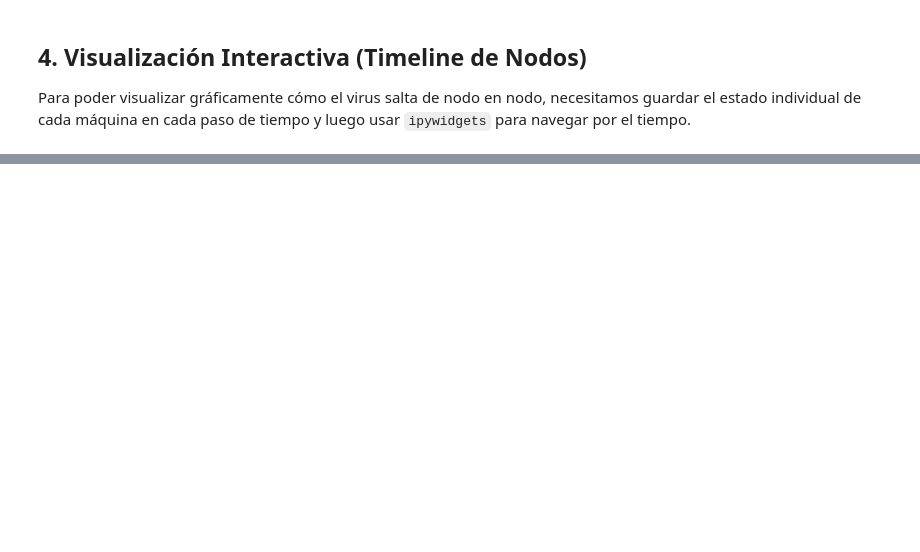
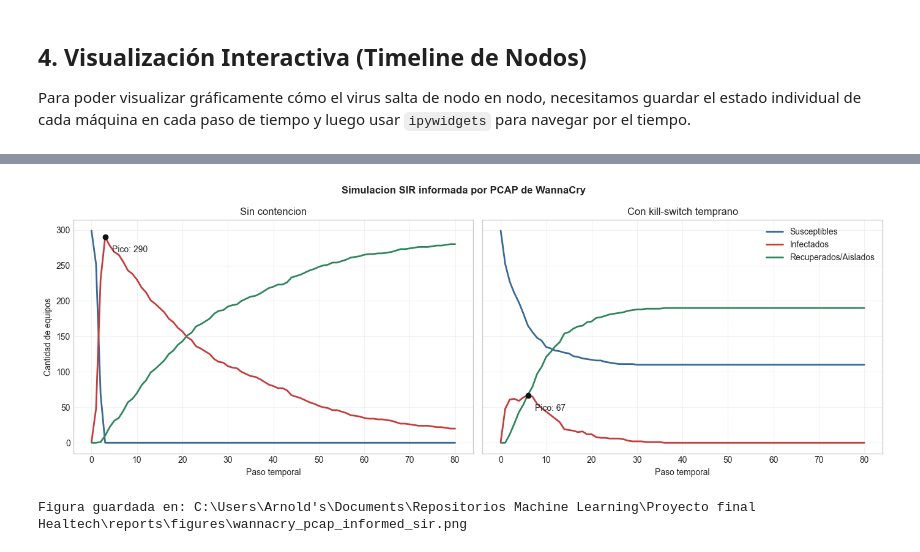
Before and after one commit to eljarcor98/Machine-Learning-Repos, a Jupyter notebook: Proyecto final Healtech/notebooks/05_sir_simulations_wannacry.ipynb, the cells around one changed output, grey strips where cells are left out. Saved outputs shown, nothing was run; the diff lists cells and outputs as text; code cells hidden in the pictures; blank space fills up the shorter version.

Commit message:
Add PCAP-informed SIR simulation notebook section

```diff
--- a/Proyecto final Healtech/notebooks/05_sir_simulations_wannacry.ipynb
+++ b/Proyecto final Healtech/notebooks/05_sir_simulations_wannacry.ipynb
@@ -16,17 +16,22 @@ El ataque fue frenado en gran medida gracias al investigador de seguridad Marcus
 Simularemos esto alterando drásticamente $\beta$ (cortando la propagación) y aumentando $\gamma$ a partir de cierto *timestep* (paso de tiempo) de la simulación.
 # %%
 import sys
-import os
+from pathlib import Path
 import matplotlib.pyplot as plt
 import numpy as np
 import networkx as nx
 
-# Añadir src al path para importar el pipeline
-sys.path.append(os.path.abspath('../src'))
+# Resolver la raiz del proyecto desde notebooks/ o desde la raiz del repo.
+PROJECT_ROOT = Path.cwd()
+if not (PROJECT_ROOT / 'src').exists():
+    PROJECT_ROOT = PROJECT_ROOT.parent
+SRC_DIR = PROJECT_ROOT / 'src'
+if str(SRC_DIR) not in sys.path:
+    sys.path.insert(0, str(SRC_DIR))
 
 from pipeline_complete import NetworkGraph, SIRSimulator
 
-# Estilo para los gráficos
+# Estilo para los graficos
 plt.style.use('seaborn-v0_8-whitegrid')
 # %% [markdown]
 ## 1. Construcción de la Red Vulnerable
@@ -353,0 +469,29 @@ display(ui, out)
+# %%
+figure_path = plot_scenarios(
+    sir_no_containment,
+    sir_kill_switch,
+    PROJECT_ROOT / 'reports' / 'figures',
+)
+
+fig, axes = plt.subplots(1, 2, figsize=(14, 5), sharey=True)
+colors = {'S': '#376996', 'I': '#c43c3c', 'R': '#2f855a'}
+labels = {'S': 'Susceptibles', 'I': 'Infectados', 'R': 'Recuperados/Aislados'}
+for ax, (title, df) in zip(axes, [('Sin contencion', sir_no_containment), ('Con kill-switch temprano', sir_kill_switch)]):
+    for state in ['S', 'I', 'R']:
+        ax.plot(df['step'], df[state], label=labels[state], color=colors[state], linewidth=2)
+    peak = df.loc[df['I'].idxmax()]
+    ax.scatter([peak['step']], [peak['I']], color='#111111', zorder=5)
+    ax.annotate(f"Pico: {int(peak['I'])}", xy=(peak['step'], peak['I']), xytext=(8, -18), textcoords='offset points')
+    ax.set_title(title)
+    ax.set_xlabel('Paso temporal')
+    ax.grid(alpha=0.25)
+axes[0].set_ylabel('Cantidad de equipos')
+axes[1].legend(loc='upper right')
+fig.suptitle('Simulacion SIR informada por PCAP de WannaCry', fontweight='bold')
+fig.tight_layout()
+plt.show()
+
+print(f'Figura guardada en: {figure_path}')
+# %% [output]
+[figure, added]
+Figura guardada en: C:\Users\Arnold's\Documents\Repositorios Machine Learning\Proyecto final Healtech\reports\figures\wannacry_pcap_informed_sir.png
```
Also changed, not shown: parts of 10 cells of this notebook, 1 other file.
